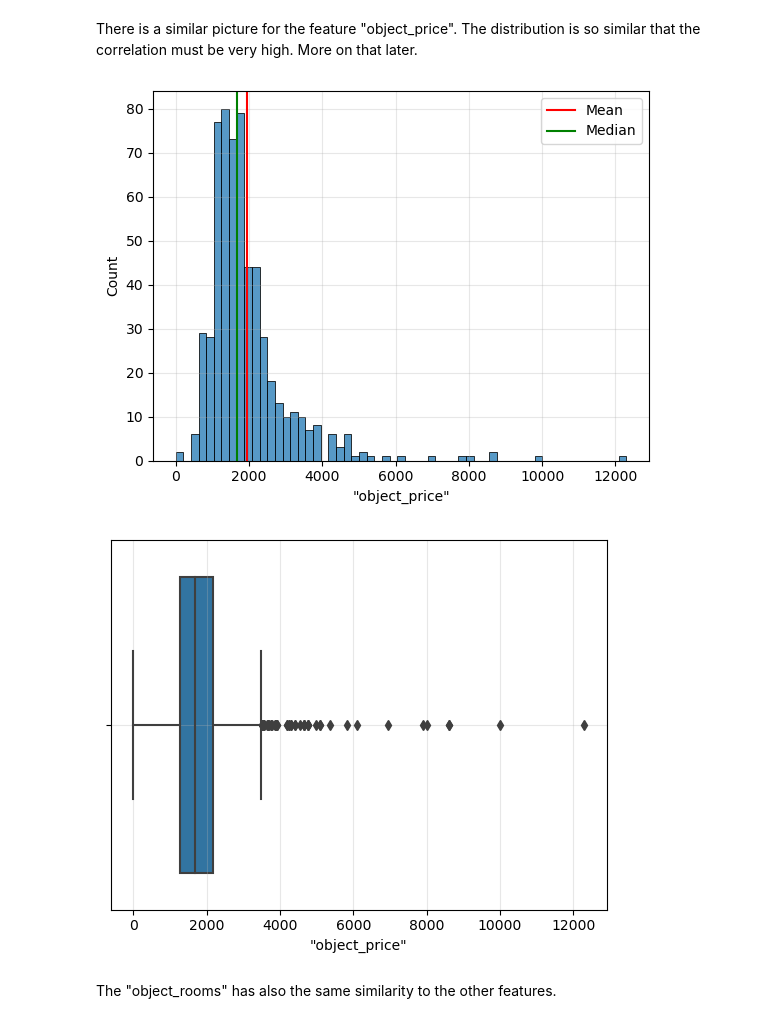
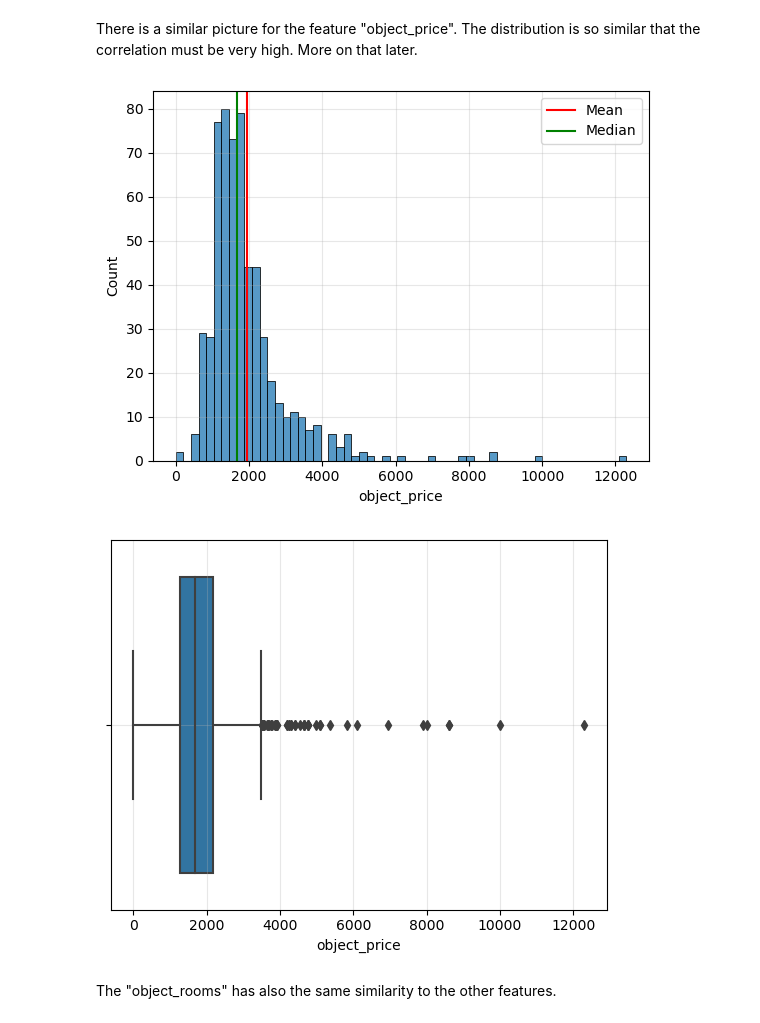
Before and after one commit to maximkiesel1/Machine_Learning_Rent_Prediction, a Jupyter notebook: Part_Two_EDA.ipynb, the cells around one changed output. Saved outputs shown, nothing was run; the diff lists cells and outputs as text; code cells hidden in the pictures.

```diff
--- a/Part_Two_EDA.ipynb
+++ b/Part_Two_EDA.ipynb
@@ -197,0 +226,2 @@ It seems like that most of the rentable flats are in structurally strong distric
+# %%
+df5 = df5[df5.object_area != 0]
@@ -197,0 +234,2 @@ It seems like that most of the rentable flats are in structurally strong distric
+# %%
+df5["prices_per_square_meter"] = round(df5["object_price"] / df5["object_area"], 0)
@@ -259,5 +359,5 @@ def one_hot_encoding(df):
             df = pd.get_dummies(data=df, columns=[i])
     return df
 # %%
-df5 = one_hot_encoding(df4)
+df6 = one_hot_encoding(df5)
 # %%
@@ -281,7 +381,7 @@ The next part is to look closer to the numeric values.
 # %% [markdown]
 The "enh_impression_position" and "search_sortby" functions count values from the website, from which the values were scraped. That´s why they can be deleted.
 # %%
-df6 = df5.drop(['"enh_impression_position"', '"search_sortby"'], axis=1)
+df7 = df6.drop(["enh_impression_position", "search_sortby"], axis=1)
 # %% [markdown]
 Before I move further, I check if there are some missing values in the numeric features.
 # %%
@@ -367,21 +468,21 @@ plt.show()
 # %% [markdown]
 There is a similar picture for the feature "object_price". The distribution is so similar that the correlation must be very high. More on that later.
 # %%
-sns.histplot(x='"object_price"', data=df6)
-plt.axvline(x=df6['"object_price"'].mean(),
+sns.histplot(x="object_price", data=df7)
+plt.axvline(x=df7["object_price"].mean(),
             color='red')
-plt.axvline(x=df6['"object_price"'].median(),
+plt.axvline(x=df7["object_price"].median(),
             color='green')
 plt.legend(labels=['Mean', 'Median'])
 plt.grid(alpha=0.3)
 plt.show()
 plt.close()
-sns.boxplot(x='"object_price"', data=df6)
+sns.boxplot(x="object_price", data=df7)
 plt.grid(alpha=0.3)
 plt.show()
 # %% [output]
-[figure, old version]
+[figure, new version]
-[figure, old version]
+[figure, new version]
 # %% [markdown]
 The "object_rooms" has also the same similarity to the other features.
 # %%
```
Also changed, not shown: parts of 60 cells of this notebook.
